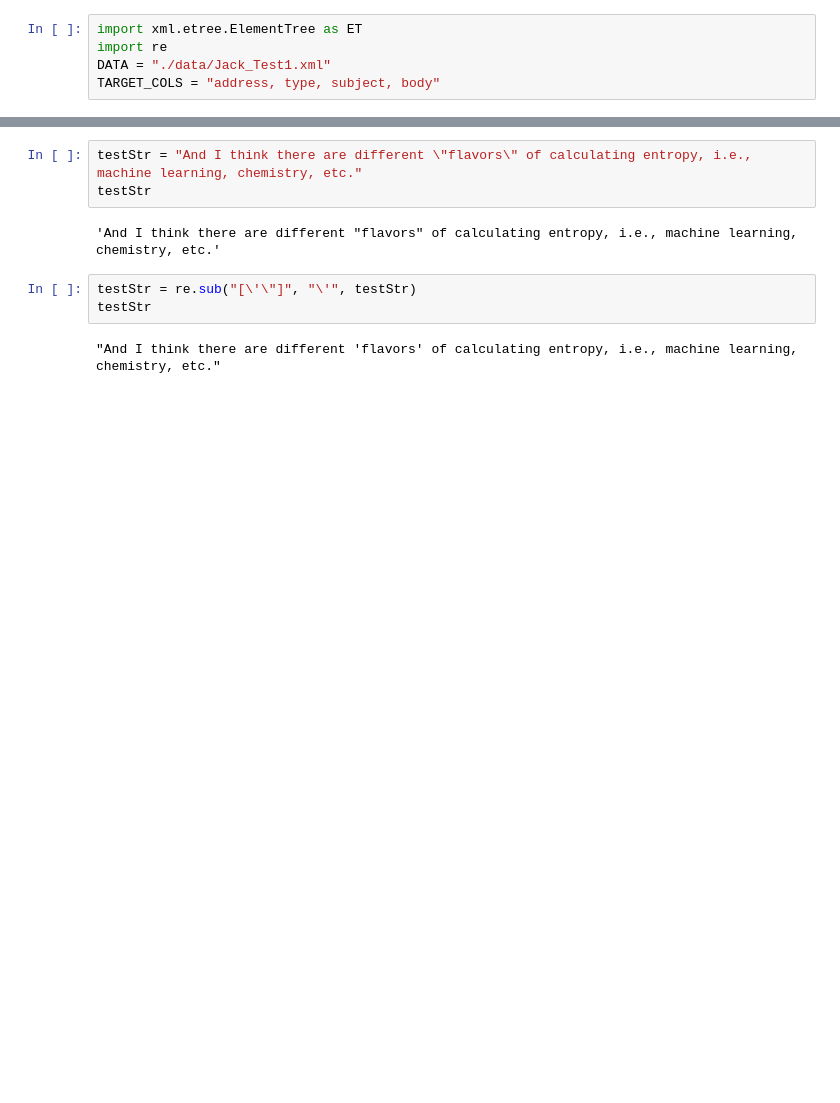
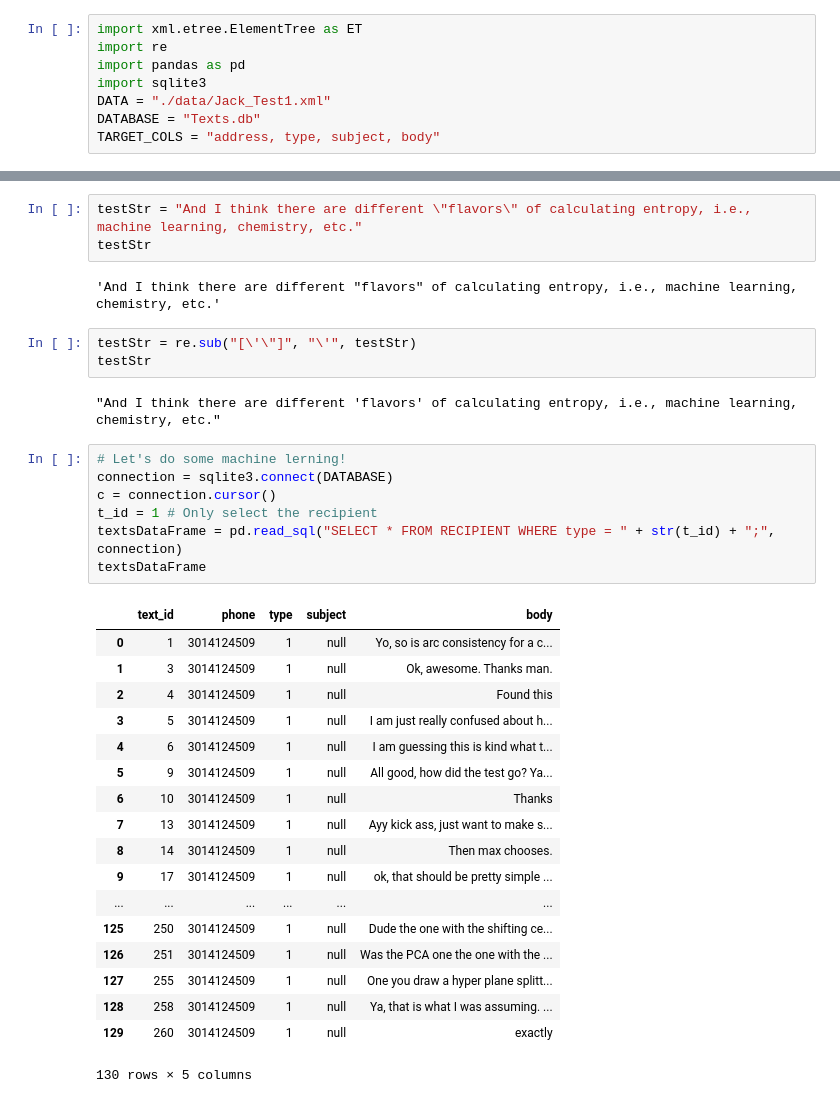
Before and after one commit to BrettFX/VentBot, a Jupyter notebook: VentBotNotebook.ipynb, the cells around one changed output, grey strips where cells are left out. Drawn from its saved outputs; the diff is of its cells as text; blank space fills up the shorter version.

```diff
--- a/VentBotNotebook.ipynb
+++ b/VentBotNotebook.ipynb
@@ -1,7 +1,10 @@
 # %%
 import xml.etree.ElementTree as ET
 import re
+import pandas as pd
+import sqlite3
 DATA = "./data/Jack_Test1.xml"
+DATABASE = "Texts.db"
 TARGET_COLS = "address, type, subject, body"
 # %%
 e = ET.parse(DATA).getroot()
@@ -73,3 +82,29 @@ testStr = re.sub("[\'\"]", "\'", testStr)
 testStr
 # %% [output]
 "And I think there are different 'flavors' of calculating entropy, i.e., machine learning, chemistry, etc."
+# %%
+# Let's do some machine lerning!
+connection = sqlite3.connect(DATABASE)
+c = connection.cursor()
+t_id = 1 # Only select the recipient
+textsDataFrame = pd.read_sql("SELECT * FROM RECIPIENT WHERE type = " + str(t_id) + ";", connection)
+textsDataFrame
+# %% [output]
+|  | text_id | phone | type | subject | body |
+| 0 | 1 | 3014124509 | 1 | null | Yo, so is arc consistency for a c... |
+| 1 | 3 | 3014124509 | 1 | null | Ok, awesome. Thanks man. |
+| 2 | 4 | 3014124509 | 1 | null | Found this |
+| 3 | 5 | 3014124509 | 1 | null | I am just really confused about h... |
+| 4 | 6 | 3014124509 | 1 | null | I am guessing this is kind what t... |
+| 5 | 9 | 3014124509 | 1 | null | All good, how did the test go? Ya... |
+| 6 | 10 | 3014124509 | 1 | null | Thanks |
+| 7 | 13 | 3014124509 | 1 | null | Ayy kick ass, just want to make s... |
+| 8 | 14 | 3014124509 | 1 | null | Then max chooses. |
+| 9 | 17 | 3014124509 | 1 | null | ok, that should be pretty simple ... |
+| ... | ... | ... | ... | ... | ... |
+| 125 | 250 | 3014124509 | 1 | null | Dude the one with the shifting ce... |
+| 126 | 251 | 3014124509 | 1 | null | Was the PCA one the one with the ... |
+| 127 | 255 | 3014124509 | 1 | null | One you draw a hyper plane splitt... |
+| 128 | 258 | 3014124509 | 1 | null | Ya, that is what I was assuming. ... |
+| 129 | 260 | 3014124509 | 1 | null | exactly |
+130 rows × 5 columns
```
Also changed, not shown: parts of 2 cells of this notebook, 5 other files.
